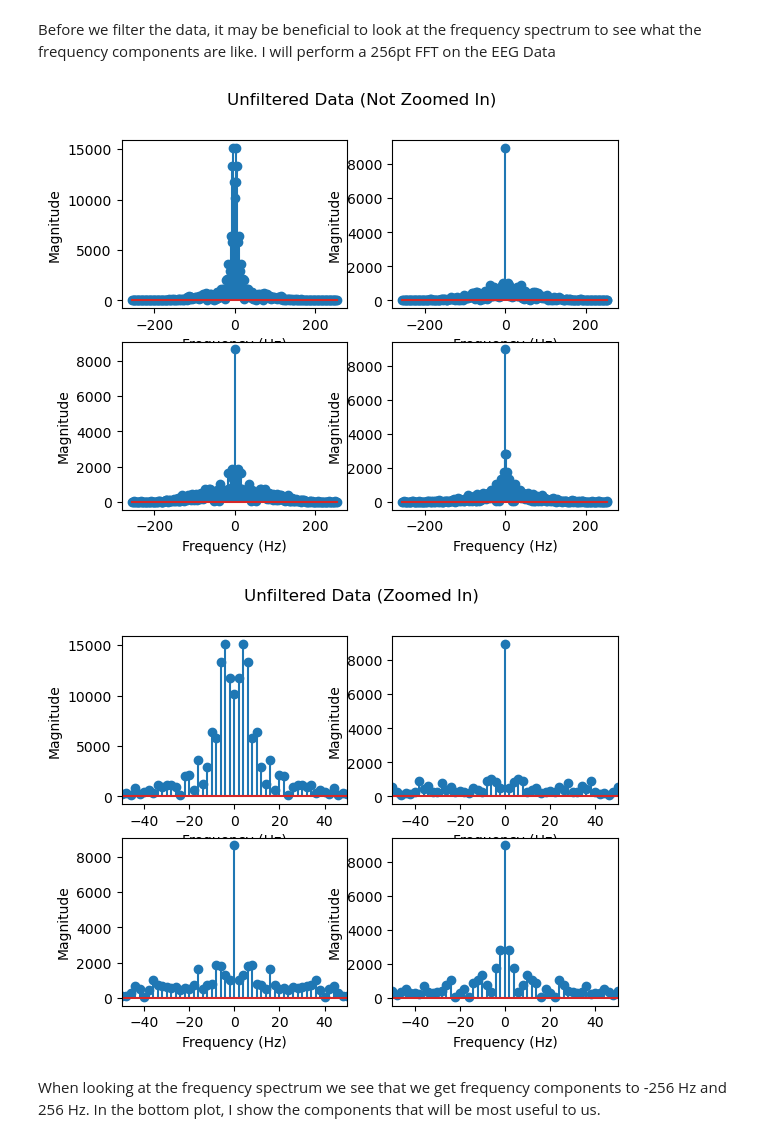
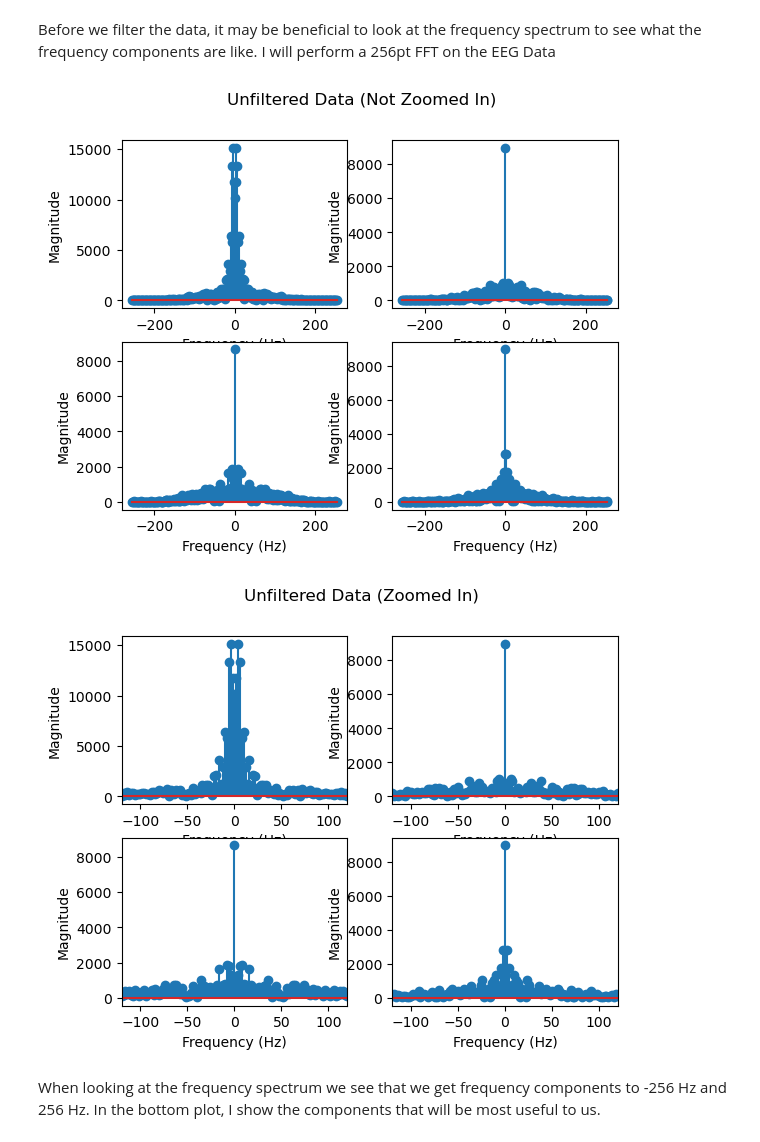
Before and after one commit to mlmulv/Brain-MNIST, a Jupyter notebook: brain_mnist.ipynb, the cells around one changed output. Saved outputs shown, nothing was run; the diff lists cells and outputs as text; code cells hidden in the pictures.

```diff
--- a/brain_mnist.ipynb
+++ b/brain_mnist.ipynb
@@ -119,35 +119,35 @@ Before we filter the data, it may be beneficial to look at the frequency spectru
 # %%
 #plotting the frequency spectrum
 import matplotlib.pyplot as plt
 from scipy.fftpack import fft, fftshift, fftfreq
 
 fig, ax = plt.subplots(2, 2)
 
 i=0;
 fs = 512;
 fft_size = 256;
 for ax in ax.flat:
     fig.suptitle("Unfiltered Data (Not Zoomed In)")
     fft_eeg = fftshift(fft(eeg_train[i,:],fft_size))
     fft_freq = fftshift(fftfreq(fft_size, 1/fs))
     ax.stem(fft_freq,np.abs(fft_eeg))
     ax.set(xlabel = 'Frequency (Hz)', ylabel='Magnitude')
     i+=1
 
 fig, ax = plt.subplots(2, 2)
 
 i=0;
 for ax in ax.flat:
     fig.suptitle("Unfiltered Data (Zoomed In)")
     fft_eeg = fftshift(fft(eeg_train[i,:],fft_size))
     fft_freq = fftshift(fftfreq(fft_size, 1/fs))
     ax.stem(fft_freq,np.abs(fft_eeg))
     ax.set(xlabel = 'Frequency (Hz)', ylabel='Magnitude')
-    ax.set_xlim([-50,50])
+    ax.set_xlim([-120,120])
     i+=1
 # %% [output]
 [figure]
-[figure, old version]
+[figure, new version]
 # %% [markdown]
 When looking at the frequency spectrum we see that we get frequency components to -256 Hz and 256 Hz. In the bottom plot, I show the components that will be most useful to us.
 # %%
```
Also changed, not shown: parts of 11 cells of this notebook.
